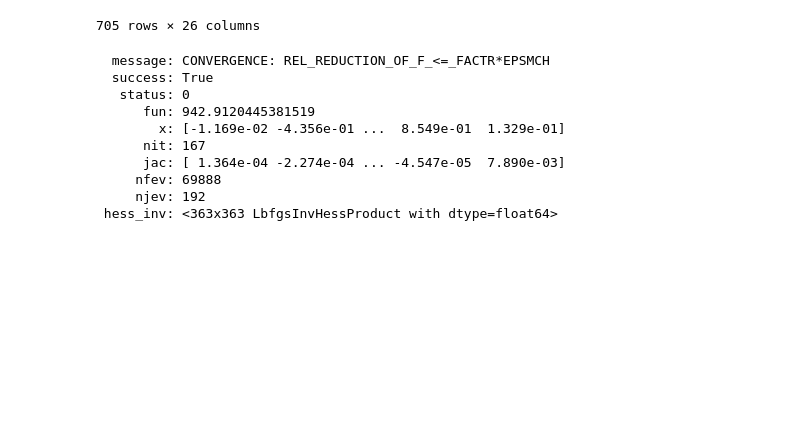
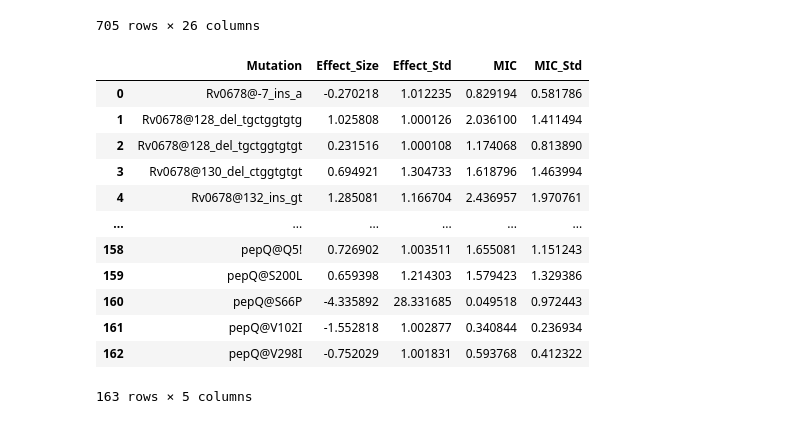
Before and after one commit to fowler-lab/catomatic, a Jupyter notebook: examples/demo.ipynb, the cells around one changed output. Drawn from its saved outputs; the diff is of its cells as text; code cells hidden in the pictures; blank space fills up the shorter version.

```diff
--- a/examples/demo.ipynb
+++ b/examples/demo.ipynb
@@ -365,4 +367,33 @@ from catomatic.RegressionCatalogue import BuildRegressionCatalogue
 import numpy as np
+# %%
+def predicted_effects(result, X, p):
+    # Extract only the first p elements of the result, which correspond to the mutation effects
+    fixed_effects_coefficients = result.x[:p]
+
+    # Sigma (standard deviation)
+    sigma = result.x[-1]
+
+    # Create DataFrame for mutation effects
+    mutation_effects = pd.DataFrame({
+        'Mutation': X.columns,  # The names of the mutations from X
+        'Effect_Size': fixed_effects_coefficients
+    })
+
+    # Convert effect sizes to MIC values (by reversing the log transformation)
+    mutation_effects['MIC'] = 2**mutation_effects['Effect_Size']
+
+    if hasattr(result, 'hess_inv'):
+        hess_inv_dense = result.hess_inv.todense()  # Convert to a dense matrix
+        # Extract the diagonal elements corresponding to the fixed effects (log2(MIC) scale)
+        effect_std_log2 = np.sqrt(np.diag(hess_inv_dense)[:p])  # Standard deviation of log2(MIC)
+        mutation_effects['Effect_Std'] = effect_std_log2
+        # Convert standard deviation to MIC scale
+        mutation_effects['MIC_Std'] = mutation_effects['MIC'] * np.log(2) * mutation_effects['Effect_Std']
+        mutation_effects = mutation_effects[['Mutation', 'Effect_Size', 'Effect_Std', 'MIC', 'MIC_Std']]
+    else:
+        mutation_effects = mutation_effects[['Mutation', 'Effect_Size', 'MIC']]
+
+    return mutation_effects
 # %%
 mutations = pd.read_csv('../data/ignore/MUTATIONS_BDQ.csv').reset_index()
 genomes = pd.read_csv('../../BDQ_analysis/tb-bdq-cat/data/GENOMES.csv.gz').reset_index()
@@ -374,6 +405,13 @@ phenotypes = phenotypes.groupby("UNIQUEID").apply(filter_multiple_phenos).reset_
 samples = pd.merge(phenotypes, genomes, how='inner', on=['UNIQUEID'])[["UNIQUEID", "DRUG", "SOURCE", "METHOD_3", "PHENOTYPE", "METHOD_MIC", "METHOD_2"]].rename(columns={'METHOD_MIC':'MIC'})
 samples = samples[samples.METHOD_3.isin(['MGIT960'])]
 
+mutations['MUTATION'] = mutations.apply(
+    lambda x: f"{x['GENE']}@{x['MINOR_MUTATION'] if x['IS_MINOR_ALLELE'] else x['MUTATION']}",
+    axis=1,
+)
+mutations = mutations[mutations["MUTATION"].apply(
+    lambda x: x.split("@")[-1][-1] not in ['Z', 'z']
+)]
 mutations = mutations[~mutations.GENE.isin(['mmpL5', 'mmpS5'])]
 # %%
 pd.merge(samples, mutations, how='left', on='UNIQUEID')
@@ -396,13 +434,17 @@ catalogue, X = BuildRegressionCatalogue(samples, mutations).predict_effects()
-# %%
-catalogue
-# %% [output]
-  message: CONVERGENCE: REL_REDUCTION_OF_F_<=_FACTR*EPSMCH
-  success: True
-   status: 0
-      fun: 942.9120445381519
-        x: [-1.169e-02 -4.356e-01 ...  8.549e-01  1.329e-01]
-      nit: 167
-      jac: [ 1.364e-04 -2.274e-04 ... -4.547e-05  7.890e-03]
-     nfev: 69888
-     njev: 192
- hess_inv: <363x363 LbfgsInvHessProduct with dtype=float64>
+# %%
+effects = predicted_effects(results, X, X.shape[1])
+effects
+# %% [output]
+|  | Mutation | Effect_Size | Effect_Std | MIC | MIC_Std |
+| 0 | Rv0678@-7_ins_a | -0.270218 | 1.012235 | 0.829194 | 0.581786 |
+| 1 | Rv0678@128_del_tgctggtgtg | 1.025808 | 1.000126 | 2.036100 | 1.411494 |
+| 2 | Rv0678@128_del_tgctggtgtgt | 0.231516 | 1.000108 | 1.174068 | 0.813890 |
+| 3 | Rv0678@130_del_ctggtgtgt | 0.694921 | 1.304733 | 1.618796 | 1.463994 |
+| 4 | Rv0678@132_ins_gt | 1.285081 | 1.166704 | 2.436957 | 1.970761 |
+| ... | ... | ... | ... | ... | ... |
+| 158 | pepQ@Q5! | 0.726902 | 1.003511 | 1.655081 | 1.151243 |
+| 159 | pepQ@S200L | 0.659398 | 1.214303 | 1.579423 | 1.329386 |
+| 160 | pepQ@S66P | -4.335892 | 28.331685 | 0.049518 | 0.972443 |
+| 161 | pepQ@V102I | -1.552818 | 1.002877 | 0.340844 | 0.236934 |
+| 162 | pepQ@V298I | -0.752029 | 1.001831 | 0.593768 | 0.412322 |
+163 rows × 5 columns
```
Also changed, not shown: parts of 4 cells of this notebook, 11 other files.
